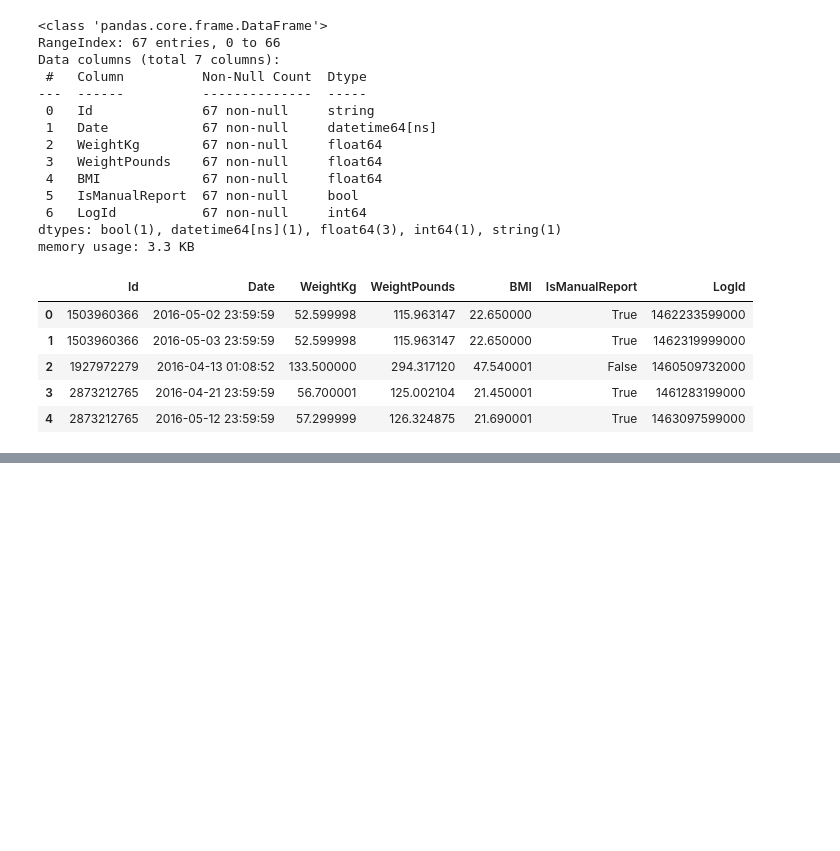
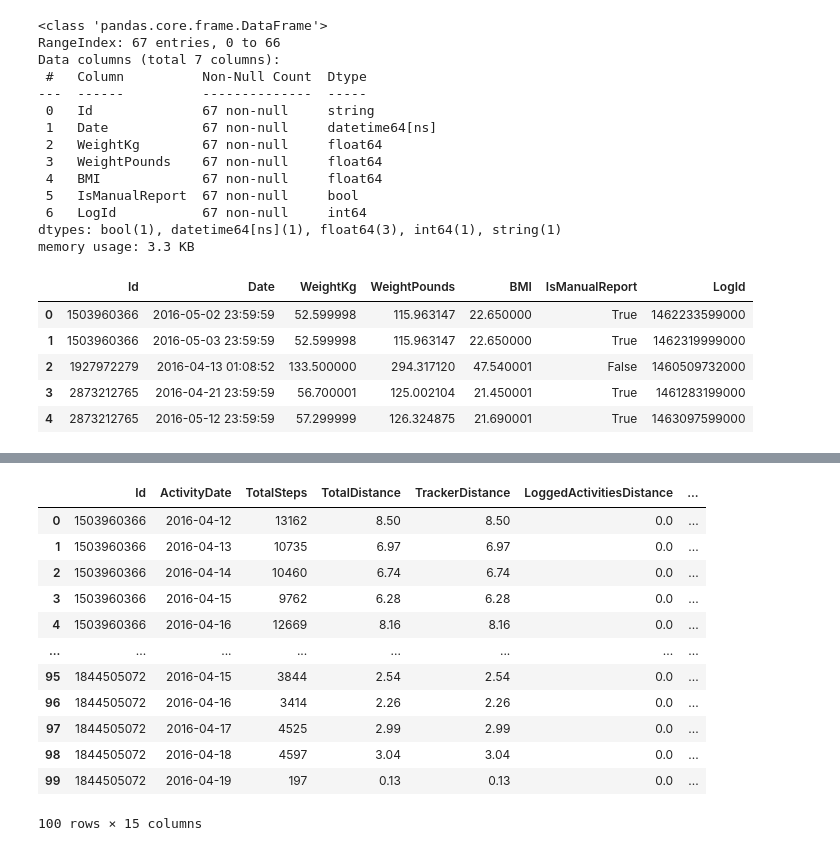
Before and after one commit to sandeepkumar17212/belabeat-case-study, a Jupyter notebook: bellabeat-case-study-code.ipynb, the cells around one changed output, grey strips where cells are left out. Saved outputs shown, nothing was run; the diff lists cells and outputs as text; code cells hidden in the pictures; blank space fills up the shorter version.

```diff
--- a/bellabeat-case-study-code.ipynb
+++ b/bellabeat-case-study-code.ipynb
@@ -553,0 +581,16 @@ weightloginfo.head()
+# %%
+daily_activity_merged.head(100)
+# %% [output]
+|  | Id | ActivityDate | TotalSteps | TotalDistance | TrackerDistance | LoggedActivitiesDistance | ... |
+| 0 | 1503960366 | 2016-04-12 | 13162 | 8.50 | 8.50 | 0.0 | ... |
+| 1 | 1503960366 | 2016-04-13 | 10735 | 6.97 | 6.97 | 0.0 | ... |
+| 2 | 1503960366 | 2016-04-14 | 10460 | 6.74 | 6.74 | 0.0 | ... |
+| 3 | 1503960366 | 2016-04-15 | 9762 | 6.28 | 6.28 | 0.0 | ... |
+| 4 | 1503960366 | 2016-04-16 | 12669 | 8.16 | 8.16 | 0.0 | ... |
+| ... | ... | ... | ... | ... | ... | ... | ... |
+| 95 | 1844505072 | 2016-04-15 | 3844 | 2.54 | 2.54 | 0.0 | ... |
+| 96 | 1844505072 | 2016-04-16 | 3414 | 2.26 | 2.26 | 0.0 | ... |
+| 97 | 1844505072 | 2016-04-17 | 4525 | 2.99 | 2.99 | 0.0 | ... |
+| 98 | 1844505072 | 2016-04-18 | 4597 | 3.04 | 3.04 | 0.0 | ... |
+| 99 | 1844505072 | 2016-04-19 | 197 | 0.13 | 0.13 | 0.0 | ... |
+100 rows × 15 columns
```
Also changed, not shown: parts of 16 cells of this notebook.
